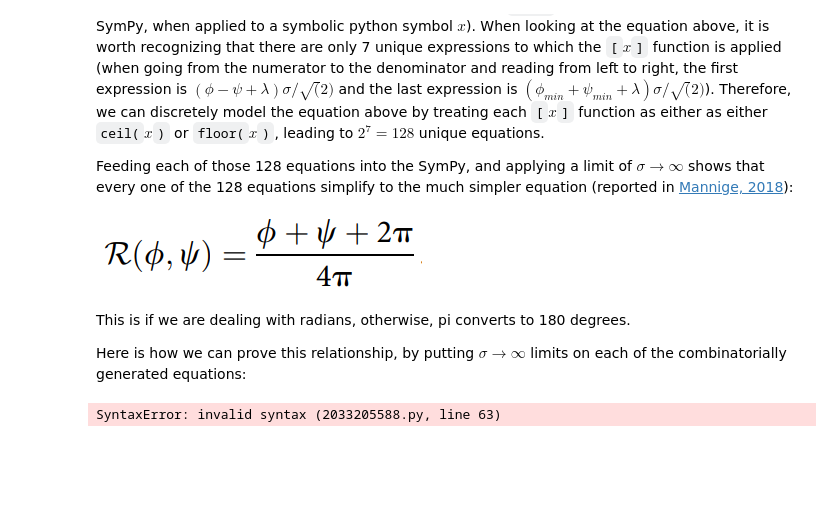
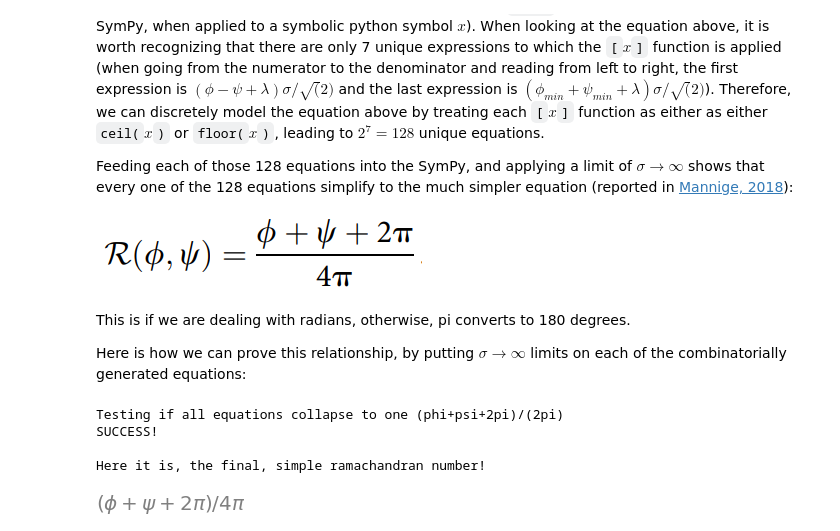
Before and after one commit to ranjanmannige/backmap, a Jupyter notebook: notebooks/proof.ipynb, the cells around one changed output. Cells and saved outputs as stored; diff of their text form; code cells hidden in the pictures; blank space fills up the shorter version.

```diff
--- a/notebooks/proof.ipynb
+++ b/notebooks/proof.ipynb
@@ -55,33 +55,37 @@ phi_min,psi_min = sympy.pi*-1,sympy.pi*-1
 phi_max,psi_max = sympy.pi   ,sympy.pi
 
 
 # Going through all possible treatments of the original ramachandran number, where the
 # [] function becomes either a ceil or a float, resulting in len(generate_binary_sequences_itertools(N=7))
 # number of possible equations.
 ix = 0
 final_ramachandran_equations = []
 binary_sequences = generate_binary_sequences_itertools(N=7)
 for f1,f2,f3,f4,f5,f6,f7 in binary_sequences:
     ix += 1
     print(f'Testing equation {ix} of {len(binary_sequences)}',end='\r')
 
     numerator  =                                         ceil_or_float((phi-psi+L)*sigma/sympy.sqrt(2),f1)
     numerator += ceil_or_float(sympy.sqrt(2)*L*sigma,f2)*ceil_or_float((phi+psi+L)*sigma/sympy.sqrt(2),f3)
     numerator -=                                         ceil_or_float((phi_min-psi_min+L)*sigma/sympy.sqrt(2),f4)
     numerator -= ceil_or_float(sympy.sqrt(2)*L*sigma,f2)*ceil_or_float((phi_min+psi_min+L)*sigma/sympy.sqrt(2),f5)
 
     denominator  =                                         ceil_or_float((phi_max-psi_max+L)*sigma/sympy.sqrt(2),f6)
     denominator += ceil_or_float(sympy.sqrt(2)*L*sigma,f2)*ceil_or_float((phi_max+psi_max+L)*sigma/sympy.sqrt(2),f7)
     denominator -=                                         ceil_or_float((phi_min-psi_min+L)*sigma/sympy.sqrt(2),f4)
     denominator -= ceil_or_float(sympy.sqrt(2)*L*sigma,f2)*ceil_or_float((phi_min+psi_min+L)*sigma/sympy.sqrt(2),f5)
 
     R = numerator/denominator
     final_ramachandran_equations.append(sympy.limit(R,sigma,sympy.oo).simplify())
 
 print("Testing if all equations collapse to one (phi+psi+2pi)/(2pi)",end='\r')
 assert set([(phi+psi+2*sympy.pi)/(4*sympy.pi)]) == set(final_ramachandran_equations)
 print("\nSUCCESS!")
-print("\nHere it is, the final, simple ramachandran number!"
-list(final_ramachandran_equations)[0])
+print("\nHere it is, the final, simple ramachandran number!")
+list(final_ramachandran_equations)[0]
 # %% [output]
-SyntaxError: invalid syntax (2033205588.py, line 63)
+Testing if all equations collapse to one (phi+psi+2pi)/(2pi)
+SUCCESS!
+
+Here it is, the final, simple ramachandran number!
+[figure, added]
```
